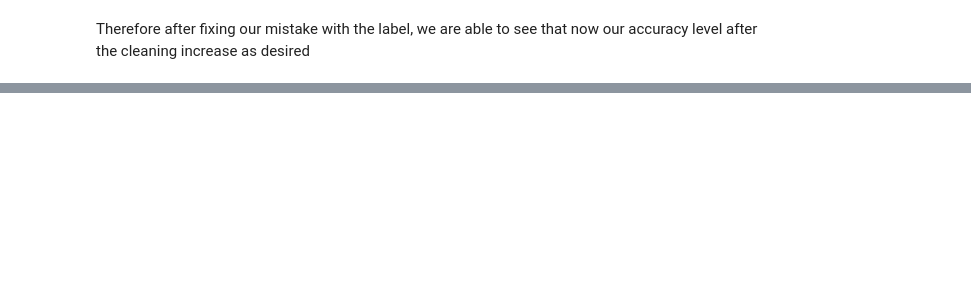
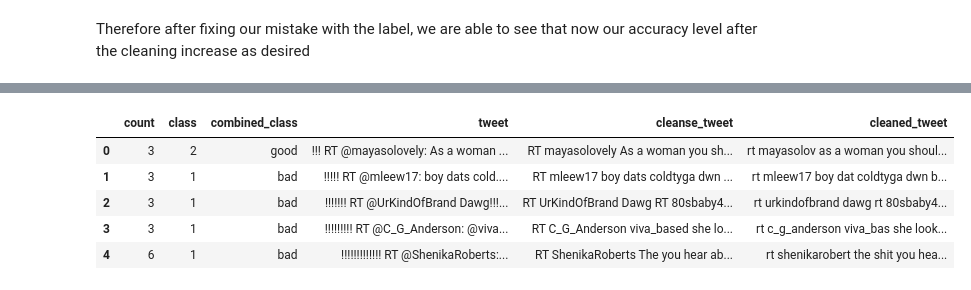
Before and after one commit to RajVarunn/nlp_sentimentanalysis, a Jupyter notebook: sr.ipynb, the cells around one changed output, grey strips where cells are left out. Drawn from its saved outputs; the diff is of its cells as text; code cells hidden in the pictures; blank space fills up the shorter version.

```diff
--- a/sr.ipynb
+++ b/sr.ipynb
@@ -442,0 +466,10 @@ Therefore after fixing our mistake with the label, we are able to see that now o
+# %%
+df = df[['count', 'class', 'combined_class', 'tweet', 'cleanse_tweet', 'cleaned_tweet']]
+df.head()
+# %% [output]
+|  | count | class | combined_class | tweet | cleanse_tweet | cleaned_tweet |
+| 0 | 3 | 2 | good | !!! RT @mayasolovely: As a woman ... | RT mayasolovely As a woman you sh... | rt mayasolov as a woman you shoul... |
+| 1 | 3 | 1 | bad | !!!!! RT @mleew17: boy dats cold.... | RT mleew17 boy dats coldtyga dwn ... | rt mleew17 boy dat coldtyga dwn b... |
+| 2 | 3 | 1 | bad | !!!!!!! RT @UrKindOfBrand Dawg!!!... | RT UrKindOfBrand Dawg RT 80sbaby4... | rt urkindofbrand dawg rt 80sbaby4... |
+| 3 | 3 | 1 | bad | !!!!!!!!! RT @C_G_Anderson: @viva... | RT C_G_Anderson viva_based she lo... | rt c_g_anderson viva_bas she look... |
+| 4 | 6 | 1 | bad | !!!!!!!!!!!!! RT @ShenikaRoberts:... | RT ShenikaRoberts The you hear ab... | rt shenikarobert the shit you hea... |
```
Also changed, not shown: parts of 13 cells of this notebook, 1 other file.
